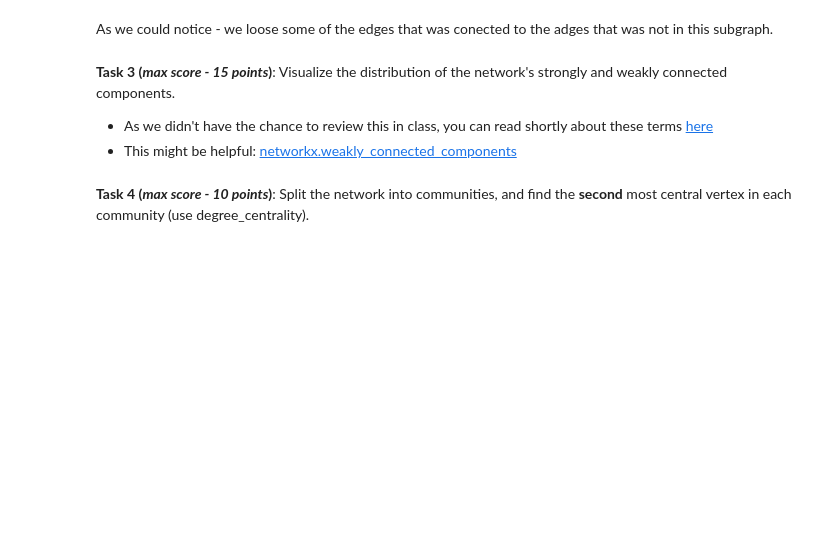
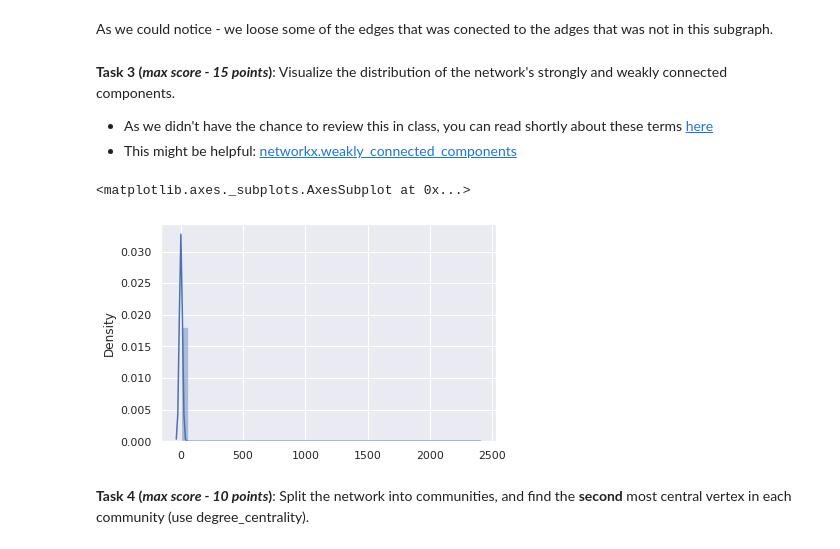
Before and after one commit to tansla/HWs_git, a Jupyter notebook: CNA_HW_Tatiana.ipynb, the cells around one changed output. Drawn from its saved outputs; the diff is of its cells as text; code cells hidden in the pictures; blank space fills up the shorter version.

```diff
--- a/CNA_HW_Tatiana.ipynb
+++ b/CNA_HW_Tatiana.ipynb
@@ -164,6 +164,14 @@ As we could notice - we loose some of the edges that was conected to the adges t
 
 * As we didn't have the chance to review this in class, you can read shortly about these terms [here](https://www.geeksforgeeks.org/check-if-a-graph-is-strongly-unilaterally-or-weakly-connected/)
 * This might be helpful: [networkx.weakly_connected_components](https://networkx.org/documentation/stable/reference/algorithms/generated/networkx.algorithms.components.weakly_connected_components.html?highlight=weakly_connected_components#networkx.algorithms.components.weakly_connected_components)
+# %%
+# Generate a sorted list of weakly connected components, largest first.
+connected = [len(c) for c in sorted(nx.weakly_connected_components(nx_g), key=len, reverse=True)]
+# %%
+sns.distplot([v for v in connected])
+# %% [output]
+<matplotlib.axes._subplots.AxesSubplot at 0x...>
+[figure, added]
 # %% [markdown]
 **Task 4 (_max score - 10 points_)**: Split the network into communities, and find the __second__ most central vertex in each community (use degree_centrality).
 # %%
```
